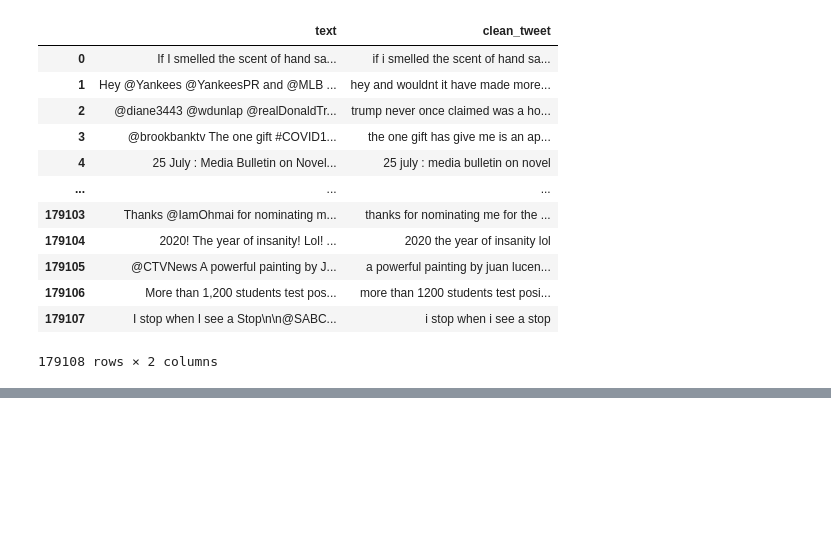
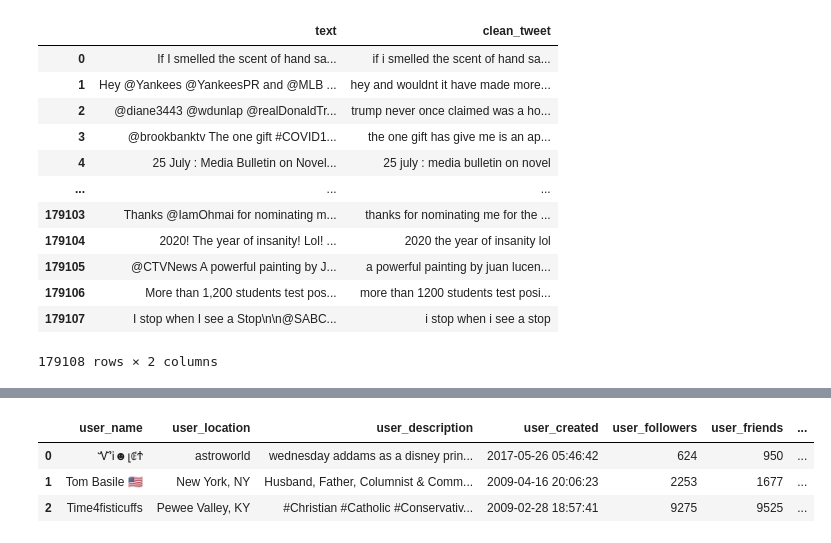
Before and after one commit to Anakha-s/Project-1, a Jupyter notebook: test.ipynb, the cells around one changed output, grey strips where cells are left out. Cells and saved outputs as stored; diff of their text form; code cells hidden in the pictures; blank space fills up the shorter version.

```diff
--- a/test.ipynb
+++ b/test.ipynb
@@ -108,0 +116,8 @@ x.shape
+# %%
+df = df.join(pd.json_normalize(df['sentiment_results']))
+df.head(3)
+# %% [output]
+|  | user_name | user_location | user_description | user_created | user_followers | user_friends | ... |
+| 0 | ᏉᎥ☻լꂅϮ | astroworld | wednesday addams as a disney prin... | 2017-05-26 05:46:42 | 624 | 950 | ... |
+| 1 | Tom Basile 🇺🇸 | New York, NY | Husband, Father, Columnist & Comm... | 2009-04-16 20:06:23 | 2253 | 1677 | ... |
+| 2 | Time4fisticuffs | Pewee Valley, KY | #Christian #Catholic #Conservativ... | 2009-02-28 18:57:41 | 9275 | 9525 | ... |
```
Also changed, not shown: parts of 24 cells of this notebook.
